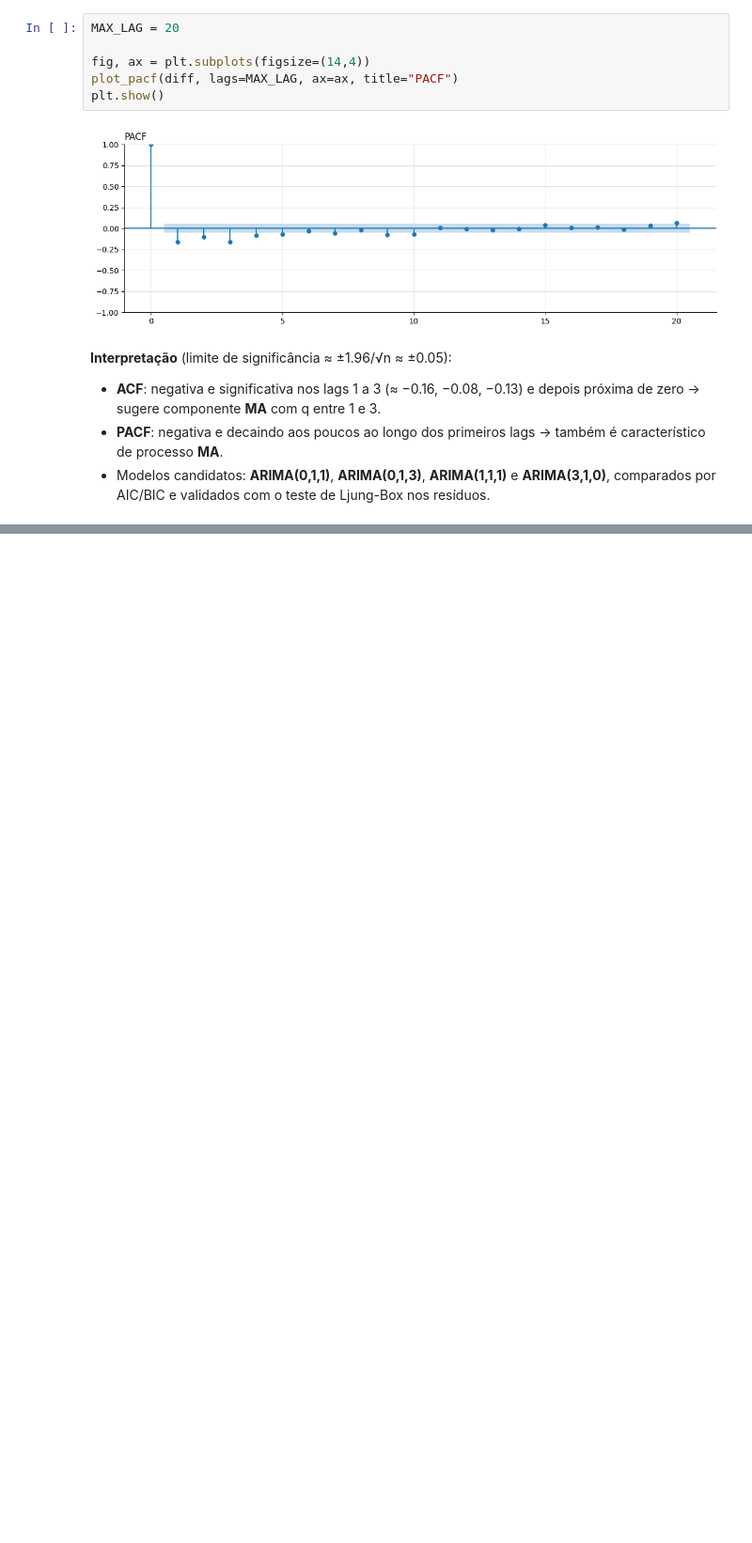
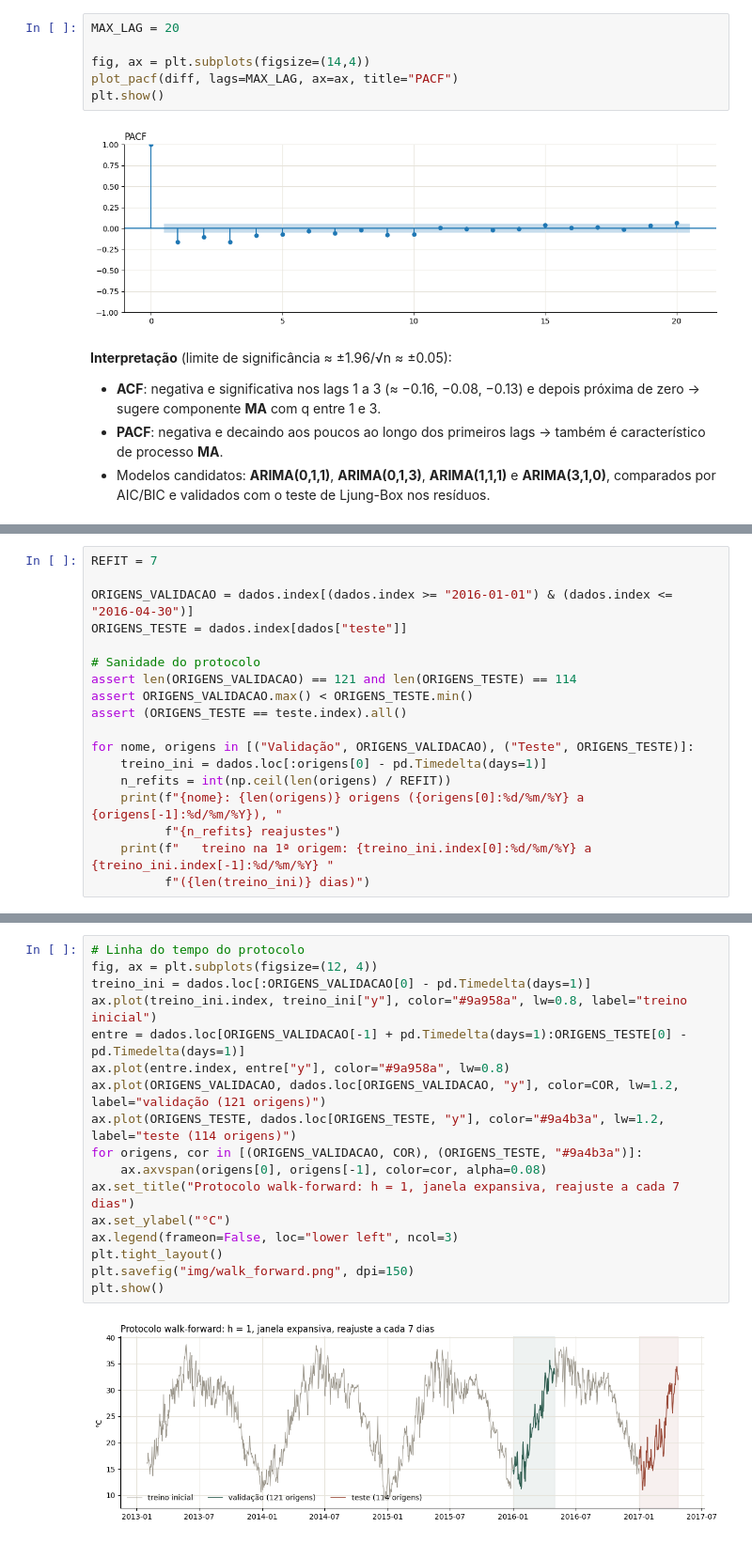
Before and after one commit to KarinaShimoiizaka/Modelagem-Comparativa-de-Series-Temporais, a Jupyter notebook: temperatura/main.ipynb, the cells around one changed output, grey strips where cells are left out. Shown at 94% size. Saved outputs shown, nothing was run; the diff lists cells and outputs as text; blank space fills up the shorter version.

```diff
--- a/temperatura/main.ipynb
+++ b/temperatura/main.ipynb
@@ -511,0 +751,18 @@ plt.show()
+# %%
+REFIT = 7
+
+ORIGENS_VALIDACAO = dados.index[(dados.index >= "2016-01-01") & (dados.index <= "2016-04-30")]
+ORIGENS_TESTE = dados.index[dados["teste"]]
+
+# Sanidade do protocolo
+assert len(ORIGENS_VALIDACAO) == 121 and len(ORIGENS_TESTE) == 114
+assert ORIGENS_VALIDACAO.max() < ORIGENS_TESTE.min()
+assert (ORIGENS_TESTE == teste.index).all()
+
+for nome, origens in [("Validação", ORIGENS_VALIDACAO), ("Teste", ORIGENS_TESTE)]:
+    treino_ini = dados.loc[:origens[0] - pd.Timedelta(days=1)]
+    n_refits = int(np.ceil(len(origens) / REFIT))
+    print(f"{nome}: {len(origens)} origens ({origens[0]:%d/%m/%Y} a {origens[-1]:%d/%m/%Y}), "
+          f"{n_refits} reajustes")
+    print(f"   treino na 1ª origem: {treino_ini.index[0]:%d/%m/%Y} a {treino_ini.index[-1]:%d/%m/%Y} "
+          f"({len(treino_ini)} dias)")
@@ -511,0 +810,19 @@ plt.show()
+# %%
+# Linha do tempo do protocolo
+fig, ax = plt.subplots(figsize=(12, 4))
+treino_ini = dados.loc[:ORIGENS_VALIDACAO[0] - pd.Timedelta(days=1)]
+ax.plot(treino_ini.index, treino_ini["y"], color="#9a958a", lw=0.8, label="treino inicial")
+entre = dados.loc[ORIGENS_VALIDACAO[-1] + pd.Timedelta(days=1):ORIGENS_TESTE[0] - pd.Timedelta(days=1)]
+ax.plot(entre.index, entre["y"], color="#9a958a", lw=0.8)
+ax.plot(ORIGENS_VALIDACAO, dados.loc[ORIGENS_VALIDACAO, "y"], color=COR, lw=1.2, label="validação (121 origens)")
+ax.plot(ORIGENS_TESTE, dados.loc[ORIGENS_TESTE, "y"], color="#9a4b3a", lw=1.2, label="teste (114 origens)")
+for origens, cor in [(ORIGENS_VALIDACAO, COR), (ORIGENS_TESTE, "#9a4b3a")]:
+    ax.axvspan(origens[0], origens[-1], color=cor, alpha=0.08)
+ax.set_title("Protocolo walk-forward: h = 1, janela expansiva, reajuste a cada 7 dias")
+ax.set_ylabel("°C")
+ax.legend(frameon=False, loc="lower left", ncol=3)
+plt.tight_layout()
+plt.savefig("img/walk_forward.png", dpi=150)
+plt.show()
+# %% [output]
+[figure, added]
```
Also changed, not shown: parts of 86 cells of this notebook, 15 other files.
